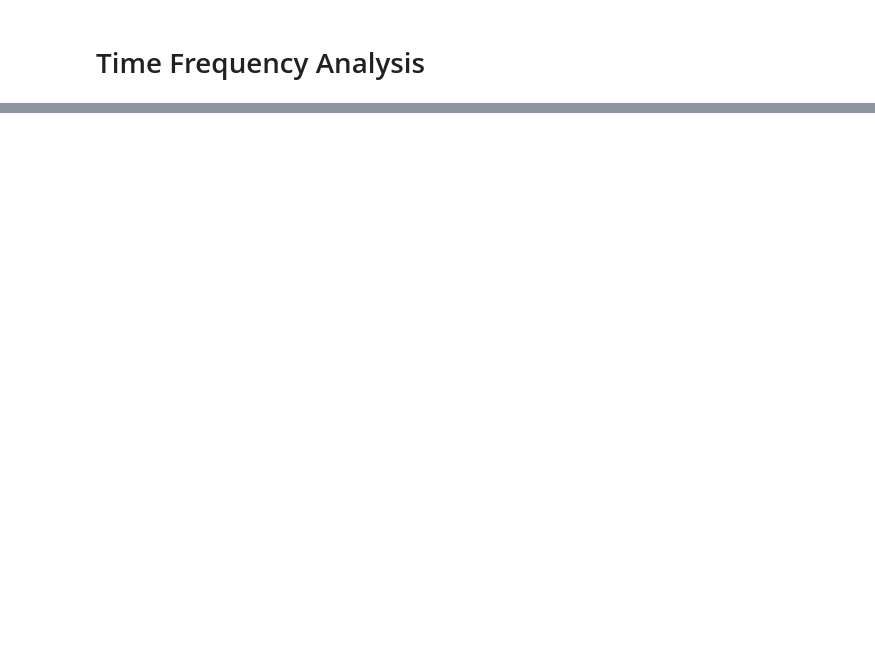
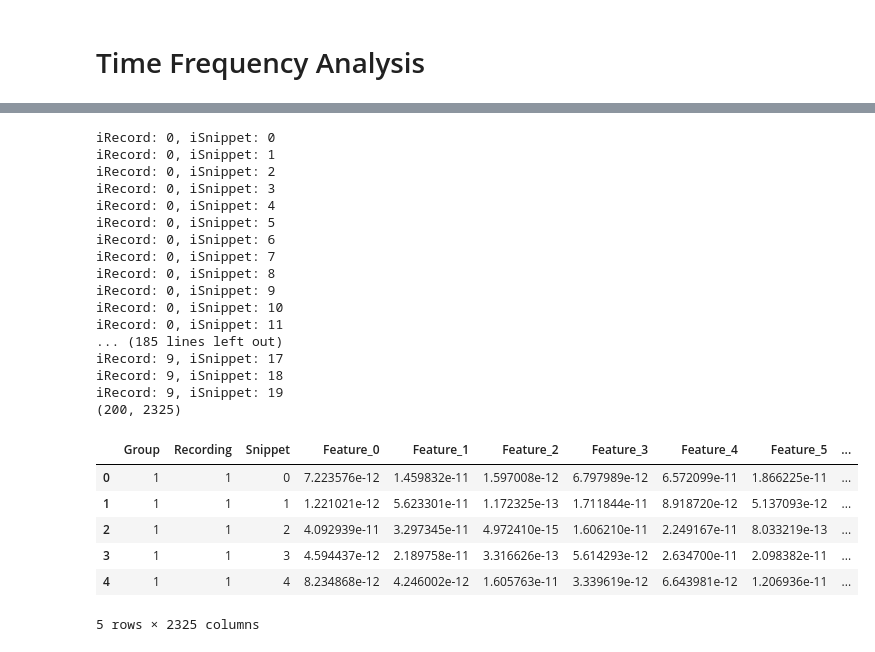
Before and after one commit to JeroenBuil/deegtal_coding_task, a Jupyter notebook: notebooks/Exploratory_Data_Analysis.ipynb, the cells around one changed output, grey strips where cells are left out. Cells and saved outputs as stored; diff of their text form; code cells hidden in the pictures; blank space fills up the shorter version.

```diff
--- a/notebooks/Exploratory_Data_Analysis.ipynb
+++ b/notebooks/Exploratory_Data_Analysis.ipynb
@@ -253,0 +434,67 @@ TypeError: Got unexpected keyword arguments average, return_itc for TFR method "
+# %%
+# Create an empty DataFrame with the required columns
+df = pd.DataFrame(columns=['Group', 'Recording', 'Snippet'])
+
+n_recordings = len(preprocessed_eeg_dict)
+for iRecord in range(n_recordings):
+
+    recording = preprocessed_eeg_dict[iRecord]
+    raw = recording['raw'].copy()
+
+    # Crop snippet of data somewhere in the middle of the recording to avoid recording start and end noise
+    recording_start = 5*60 # start 5 min in the recording
+    recording_end = 15*60 # end 20 min in the recording
+    raw.crop(recording_start, recording_end)
+
+    for iSnippet in range(20):
+        print(f"iRecord: {iRecord}, iSnippet: {iSnippet}")
+        # Loop over recording and cut 10sec segements out of it with 5 sec overlap
+        snippet_start = iSnippet*5
+        snippet_end = snippet_start+10
+        snippet_copy = raw.copy().crop(snippet_start, snippet_end)
+        # Select a single channel
+        data, times = snippet_copy[:]
+        x = data[0]
+
+
+        # Create spectogram
+        Pxx, freqs, bins, im = ax2.specgram(x, Fs=Fs)
+
+        # Flatten spectogram to 1D array
+        flattened_array = Pxx.flatten()
+
+        # Create a new row with group, recording, and the flattened array
+        new_row = pd.DataFrame([[recording['group'], recording['sample'], iSnippet] + flattened_array.tolist()],
+                            columns=['Group', 'Recording', 'Snippet'] + [f"Feature_{i}" for i in range(flattened_array.size)])
+
+
+        # Append the new row to the DataFrame
+        df = pd.concat([df, new_row], ignore_index=True)
+
+print(df.shape)
+df.head()
+# %% [output]
+iRecord: 0, iSnippet: 0
+iRecord: 0, iSnippet: 1
+iRecord: 0, iSnippet: 2
+iRecord: 0, iSnippet: 3
+iRecord: 0, iSnippet: 4
+iRecord: 0, iSnippet: 5
+iRecord: 0, iSnippet: 6
+iRecord: 0, iSnippet: 7
+iRecord: 0, iSnippet: 8
+iRecord: 0, iSnippet: 9
+iRecord: 0, iSnippet: 10
+iRecord: 0, iSnippet: 11
+... (185 lines left out)
+iRecord: 9, iSnippet: 17
+iRecord: 9, iSnippet: 18
+iRecord: 9, iSnippet: 19
+(200, 2325)
+|  | Group | Recording | Snippet | Feature_0 | Feature_1 | Feature_2 | Feature_3 | Feature_4 | Feature_5 | ... |
+| 0 | 1 | 1 | 0 | 7.223576e-12 | 1.459832e-11 | 1.597008e-12 | 6.797989e-12 | 6.572099e-11 | 1.866225e-11 | ... |
+| 1 | 1 | 1 | 1 | 1.221021e-12 | 5.623301e-11 | 1.172325e-13 | 1.711844e-11 | 8.918720e-12 | 5.137093e-12 | ... |
+| 2 | 1 | 1 | 2 | 4.092939e-11 | 3.297345e-11 | 4.972410e-15 | 1.606210e-11 | 2.249167e-11 | 8.033219e-13 | ... |
+| 3 | 1 | 1 | 3 | 4.594437e-12 | 2.189758e-11 | 3.316626e-13 | 5.614293e-12 | 2.634700e-11 | 2.098382e-11 | ... |
+| 4 | 1 | 1 | 4 | 8.234868e-12 | 4.246002e-12 | 1.605763e-11 | 3.339619e-12 | 6.643981e-12 | 1.206936e-11 | ... |
+5 rows × 2325 columns
```
Also changed, not shown: parts of 20 cells of this notebook, 1 other file.
